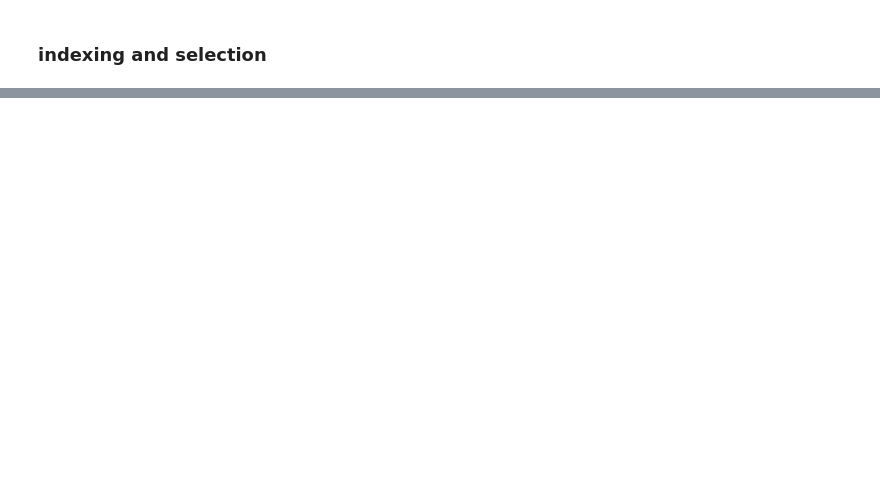
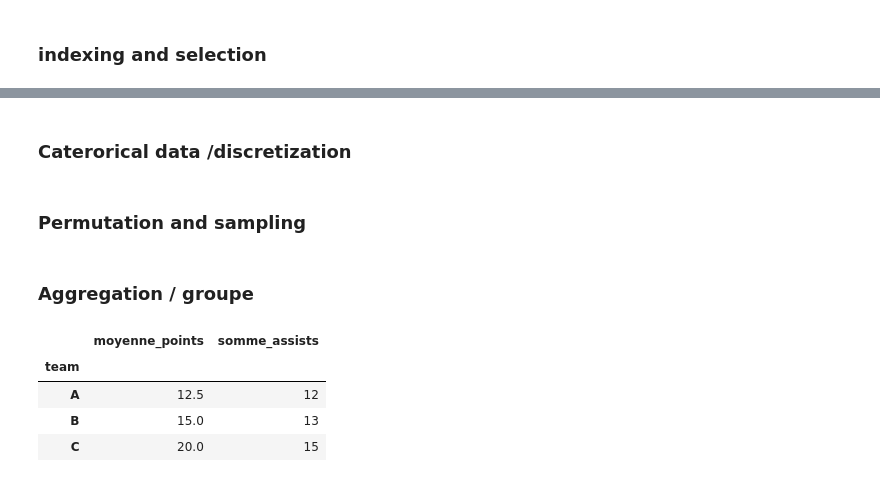
Before and after one commit to loris-fab/Project-ADA, a Jupyter notebook: ADA-Summury/Pandas overview.ipynb, the cells around one changed output, grey strips where cells are left out. Saved outputs shown, nothing was run; the diff lists cells and outputs as text; code cells hidden in the pictures; blank space fills up the shorter version.

Commit message:
panda

```diff
--- a/ADA-Summury/Pandas overview.ipynb
+++ b/ADA-Summury/Pandas overview.ipynb
@@ -134,0 +289,2 @@ FileNotFoundError: [Errno 2] No such file or directory: 'Data/baseball.csv'
+# %% [markdown]
+### Caterorical data /discretization
@@ -134,0 +299,2 @@ FileNotFoundError: [Errno 2] No such file or directory: 'Data/baseball.csv'
+# %% [markdown]
+### Permutation and sampling
@@ -134,0 +303,20 @@ FileNotFoundError: [Errno 2] No such file or directory: 'Data/baseball.csv'
+# %% [markdown]
+### Aggregation / groupe
+# %%
+# Exemple de DataFrame
+import pandas as pd
+
+data = pd.DataFrame({
+    'team': ['A', 'A', 'B', 'B', 'C', 'C'],
+    'points': [10, 15, 10, 20, 10, 30],
+    'assists': [5, 7, 8, 5, 6, 9]
+})
+
+grouped_data = data.groupby('team').agg(moyenne_points=('points', 'mean'), somme_assists=('assists', 'sum')) #§group by team and calculate the mean of points and the sum of assists
+display(grouped_data)
+# %% [output]
+|  | moyenne_points | somme_assists |
+| team |  |  |
+| A | 12.5 | 12 |
+| B | 15.0 | 13 |
+| C | 20.0 | 15 |
```
Also changed, not shown: parts of 27 cells of this notebook.
